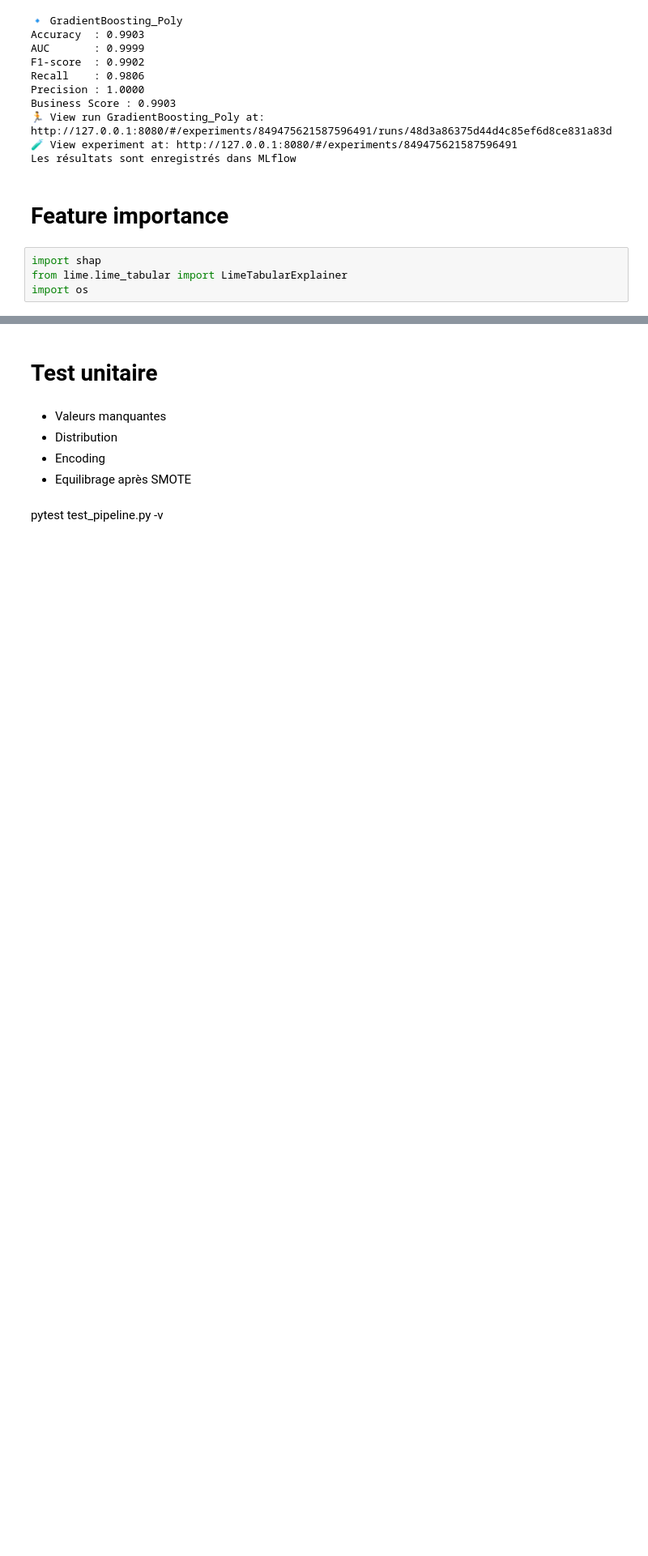
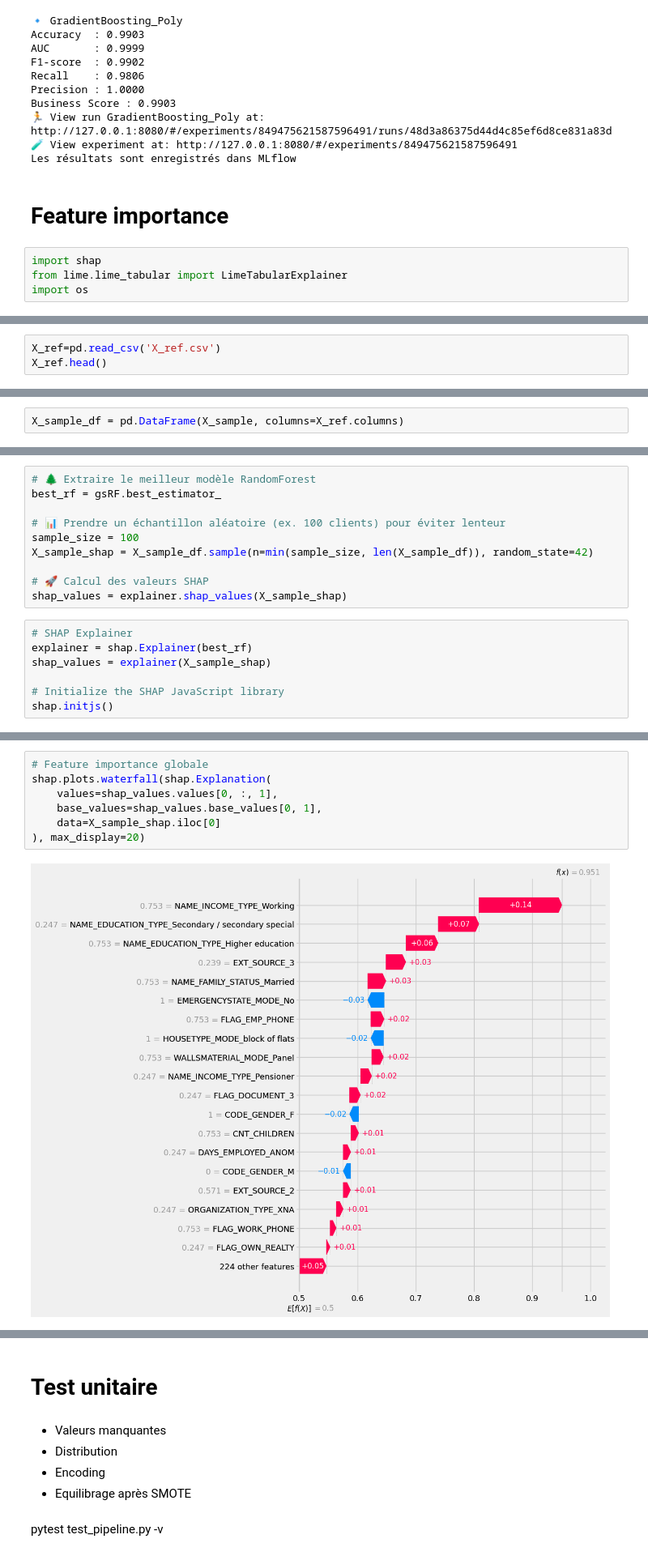
Before and after one commit to GregHamy23/Projet7, a Jupyter notebook: Notebook-1.copy.ipynb, the cells around one changed output, grey strips where cells are left out. Shown at 81% size. Drawn from its saved outputs; the diff is of its cells as text; blank space fills up the shorter version.

Commit message:
Ajout de shap et modif de utils

```diff
--- a/Notebook-1.copy.ipynb
+++ b/Notebook-1.copy.ipynb
@@ -2007,0 +1969,3 @@ shap.force_plot(explainer.expected_value[1], shap_values_local[1], instance)
+# %%
+X_ref=pd.read_csv('X_ref.csv')
+X_ref.head()
@@ -2007,0 +1984,2 @@ shap.force_plot(explainer.expected_value[1], shap_values_local[1], instance)
+# %%
+X_sample_df = pd.DataFrame(X_sample, columns=X_ref.columns)
@@ -2007,0 +1995,17 @@ shap.force_plot(explainer.expected_value[1], shap_values_local[1], instance)
+# %%
+# 🌲 Extraire le meilleur modèle RandomForest
+best_rf = gsRF.best_estimator_
+
+# 📊 Prendre un échantillon aléatoire (ex. 100 clients) pour éviter lenteur
+sample_size = 100
+X_sample_shap = X_sample_df.sample(n=min(sample_size, len(X_sample_df)), random_state=42)
+
+# 🚀 Calcul des valeurs SHAP
+shap_values = explainer.shap_values(X_sample_shap)
+# %%
+# SHAP Explainer
+explainer = shap.Explainer(best_rf)
+shap_values = explainer(X_sample_shap)
+
+# Initialize the SHAP JavaScript library
+shap.initjs()
@@ -2007,0 +2014,9 @@ shap.force_plot(explainer.expected_value[1], shap_values_local[1], instance)
+# %%
+# Feature importance globale
+shap.plots.waterfall(shap.Explanation(
+    values=shap_values.values[0, :, 1],
+    base_values=shap_values.base_values[0, 1],
+    data=X_sample_shap.iloc[0]
+), max_display=20)
+# %% [output]
+[figure, added]
```
Also changed, not shown: parts of 49 cells of this notebook, 1 other file.
